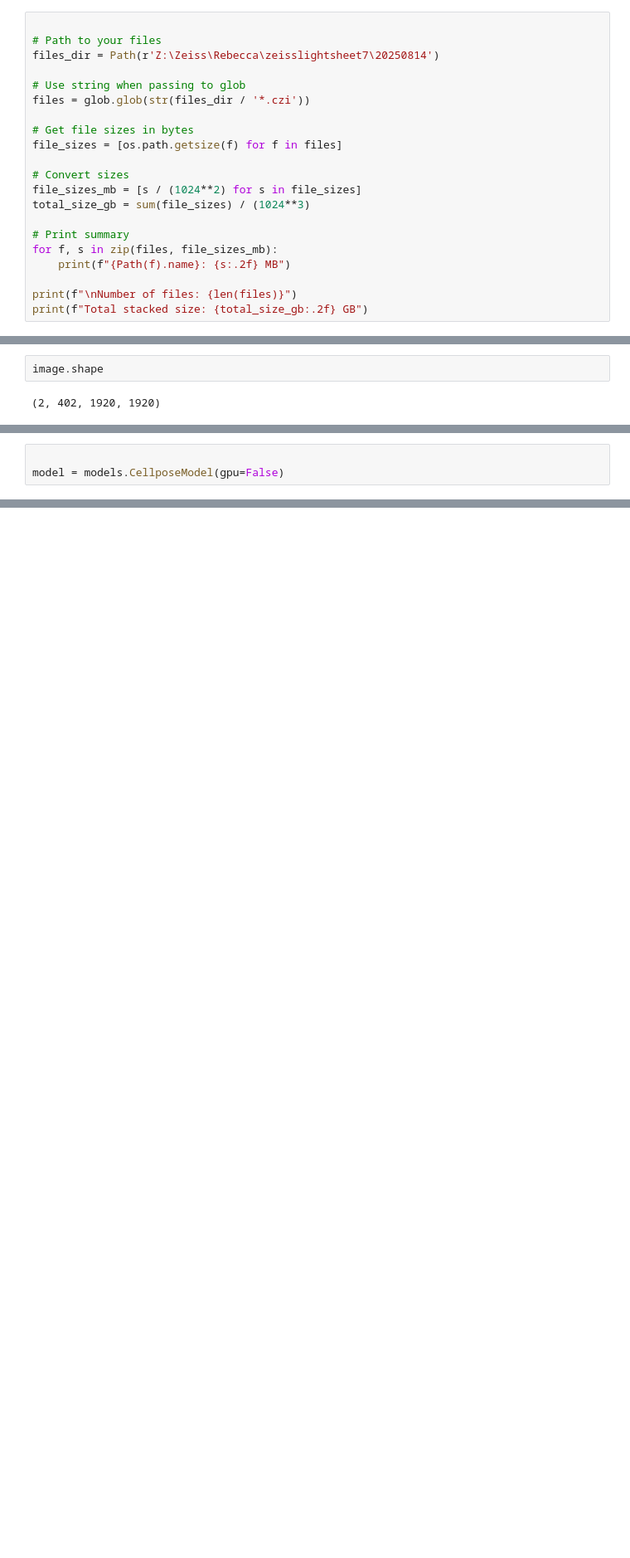
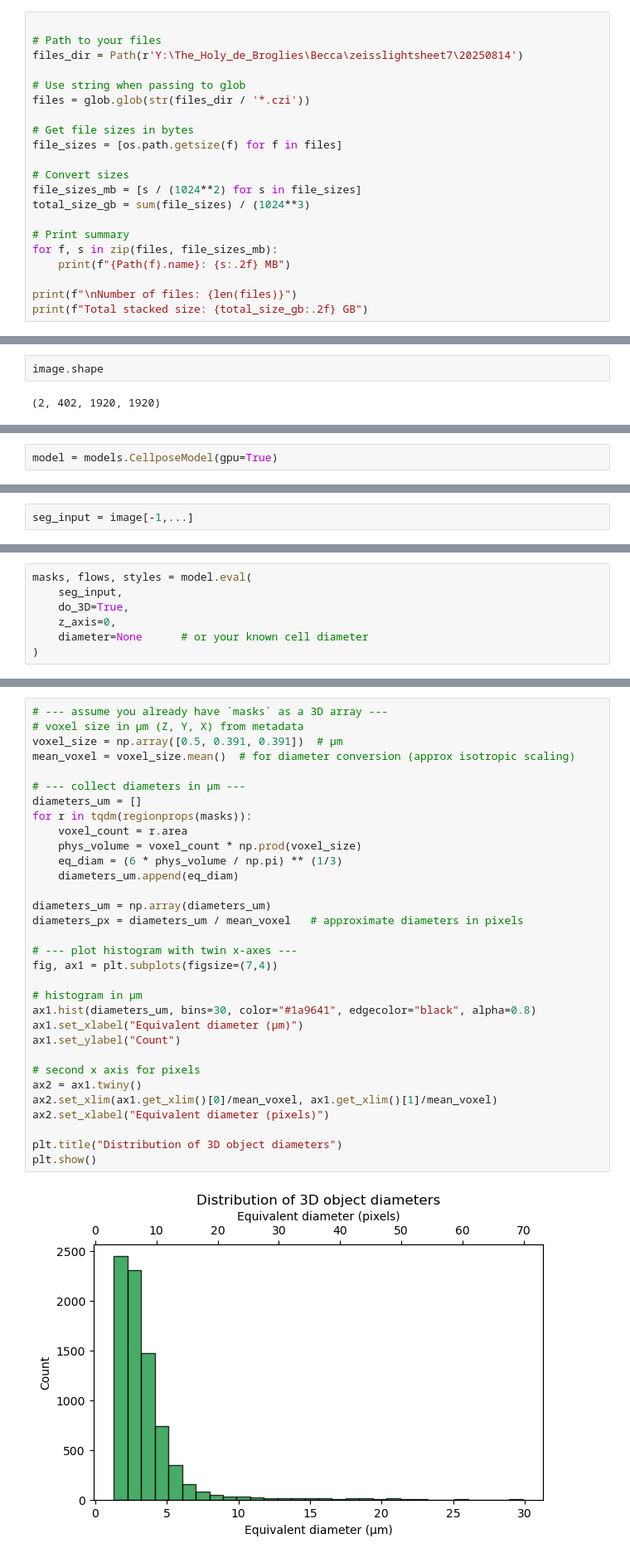
Before and after one commit to nthndy/lsm_embo_25, a Jupyter notebook: cellpose.ipynb, the cells around one changed output, grey strips where cells are left out. Shown at 83% size. Cells and saved outputs as stored; diff of their text form; blank space fills up the shorter version.

Commit message:
4d seg and diff visualisation

```diff
--- a/cellpose.ipynb
+++ b/cellpose.ipynb
@@ -18,7 +24,7 @@ from tqdm.auto import tqdm
 # %%
 
 # Path to your files
-files_dir = Path(r'Z:\Zeiss\Rebecca\zeisslightsheet7\20250814')
+files_dir = Path(r'Y:\The_Holy_de_Broglies\Becca\zeisslightsheet7\20250814')
 
 # Use string when passing to glob
 files = glob.glob(str(files_dir / '*.czi'))
@@ -70,3 +78,2 @@ image.shape
 # %%
-
-model = models.CellposeModel(gpu=False)
+model = models.CellposeModel(gpu=True)
@@ -79,0 +94,2 @@ for c in tqdm(range(seg_input.shape[0]), desc="Creating pseudo seg input"):
+# %%
+seg_input = image[-1,...]
@@ -92,0 +117,7 @@ KeyboardInterrupt:
+# %%
+masks, flows, styles = model.eval(
+    seg_input,
+    do_3D=True,
+    z_axis=0,
+    diameter=None      # or your known cell diameter
+)
@@ -92,0 +141,34 @@ KeyboardInterrupt:
+# %%
+# --- assume you already have `masks` as a 3D array ---
+# voxel size in µm (Z, Y, X) from metadata
+voxel_size = np.array([0.5, 0.391, 0.391])  # µm
+mean_voxel = voxel_size.mean()  # for diameter conversion (approx isotropic scaling)
+
+# --- collect diameters in µm ---
+diameters_um = []
+for r in tqdm(regionprops(masks)):
+    voxel_count = r.area
+    phys_volume = voxel_count * np.prod(voxel_size)
+    eq_diam = (6 * phys_volume / np.pi) ** (1/3)
+    diameters_um.append(eq_diam)
+
+diameters_um = np.array(diameters_um)
+diameters_px = diameters_um / mean_voxel   # approximate diameters in pixels
+
+# --- plot histogram with twin x-axes ---
+fig, ax1 = plt.subplots(figsize=(7,4))
+
+# histogram in µm
+ax1.hist(diameters_um, bins=30, color="#1a9641", edgecolor="black", alpha=0.8)
+ax1.set_xlabel("Equivalent diameter (µm)")
+ax1.set_ylabel("Count")
+
+# second x axis for pixels
+ax2 = ax1.twiny()
+ax2.set_xlim(ax1.get_xlim()[0]/mean_voxel, ax1.get_xlim()[1]/mean_voxel)
+ax2.set_xlabel("Equivalent diameter (pixels)")
+
+plt.title("Distribution of 3D object diameters")
+plt.show()
+# %% [output]
+[figure, added]
```
Also changed, not shown: parts of 20 cells of this notebook, 2 other files.
